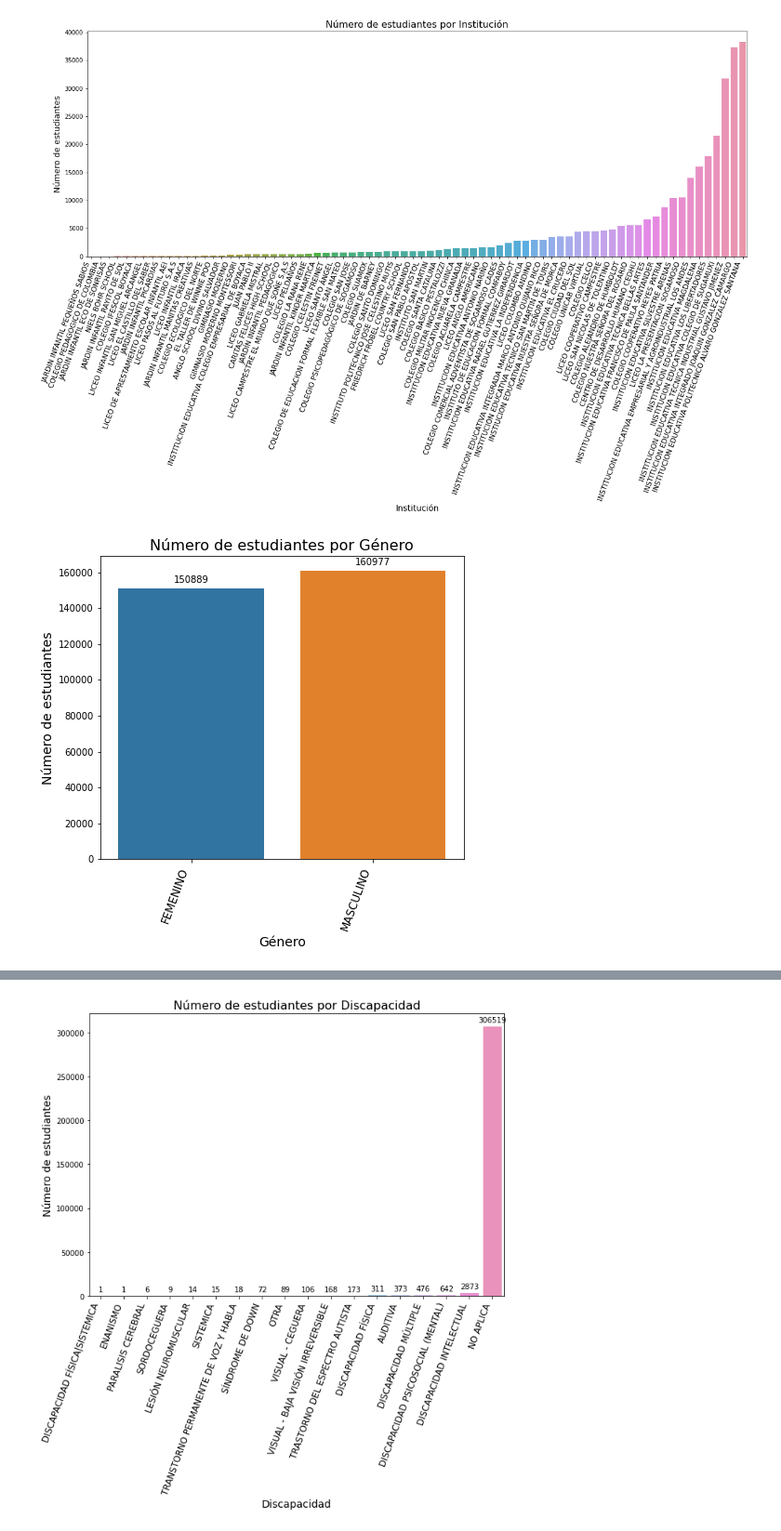
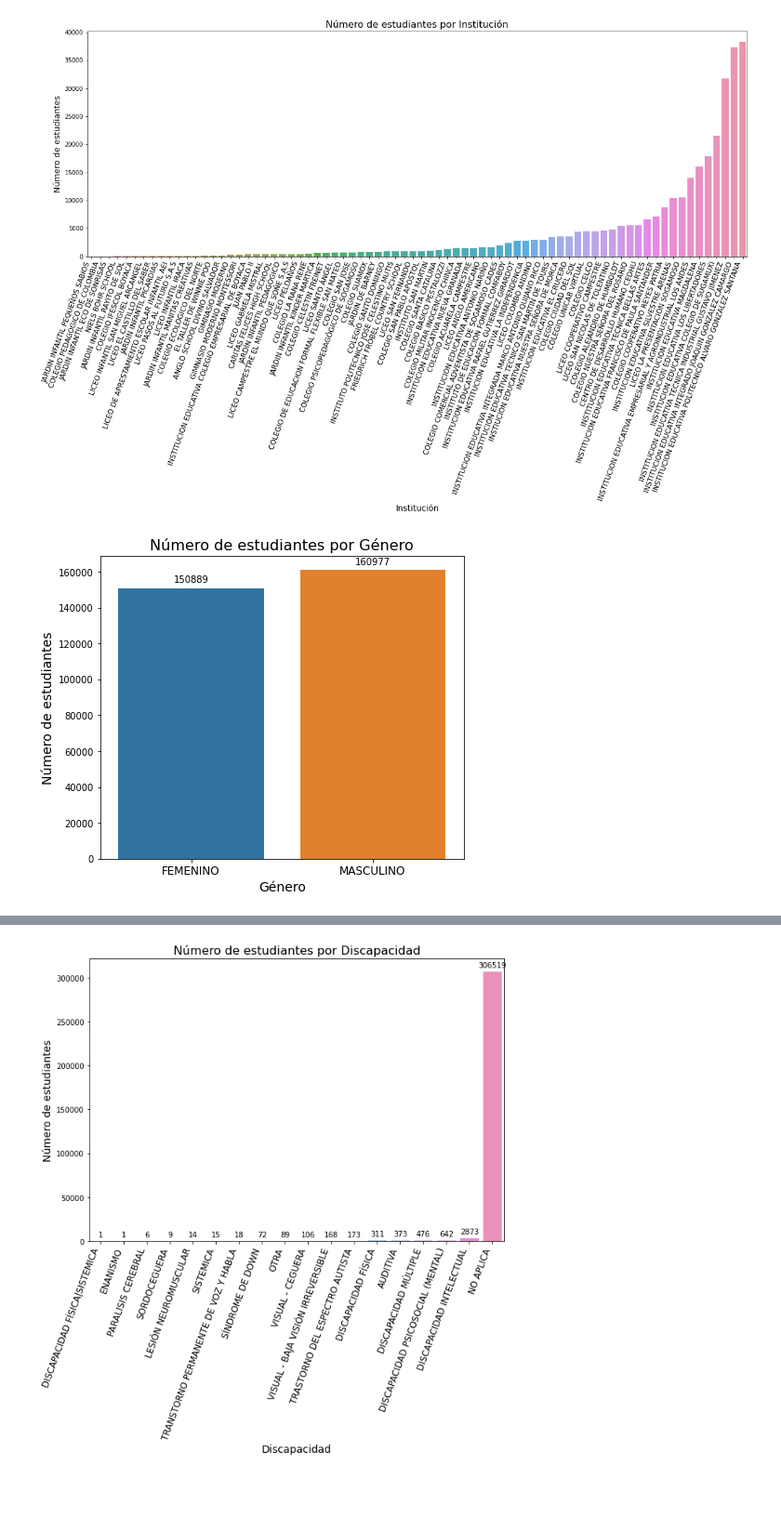
Before and after one commit to samirhinojosa/school-dropout-in-sogamoso, a Jupyter notebook: notebooks/school_dropout_eda.ipynb, the cells around one changed output, grey strips where cells are left out. Shown at 93% size. Saved outputs shown, nothing was run; the diff lists cells and outputs as text; code cells hidden in the pictures; blank space fills up the shorter version.

```diff
--- a/notebooks/school_dropout_eda.ipynb
+++ b/notebooks/school_dropout_eda.ipynb
@@ -101,18 +101,18 @@ plt.show()
 # %%
 fig, ax1 = plt.subplots(figsize=(7, 6))
 plot = sns.barplot(x=df_students["GENERO"].value_counts(ascending=True).index,
                    y=df_students["GENERO"].value_counts(ascending=True))
 for p in plot.patches:
     plot.annotate(format(p.get_height(), ".0f"), (p.get_x() + p.get_width() / 2., p.get_height()),
                     ha="center", va="center", xytext=(0, 9), textcoords="offset points")
 plot.set_xticklabels(labels=df_students["GENERO"].value_counts(ascending=True).index,
-                     rotation=70, size=12, horizontalalignment="right")
+                     size=12, horizontalalignment="center")
 plt.title("Número de estudiantes por Género", size=16)
 plt.xlabel("Género", size=14)
 plt.ylabel("Número de estudiantes", size=14)
 plt.show()
 # %% [output]
-[figure, old version]
+[figure, new version]
 # %%
 fig, ax1 = plt.subplots(figsize=(10, 7))
 plot = sns.barplot(x=df_students["JORNADA"].value_counts(ascending=True).index,
```
Also changed, not shown: parts of 26 cells of this notebook.
